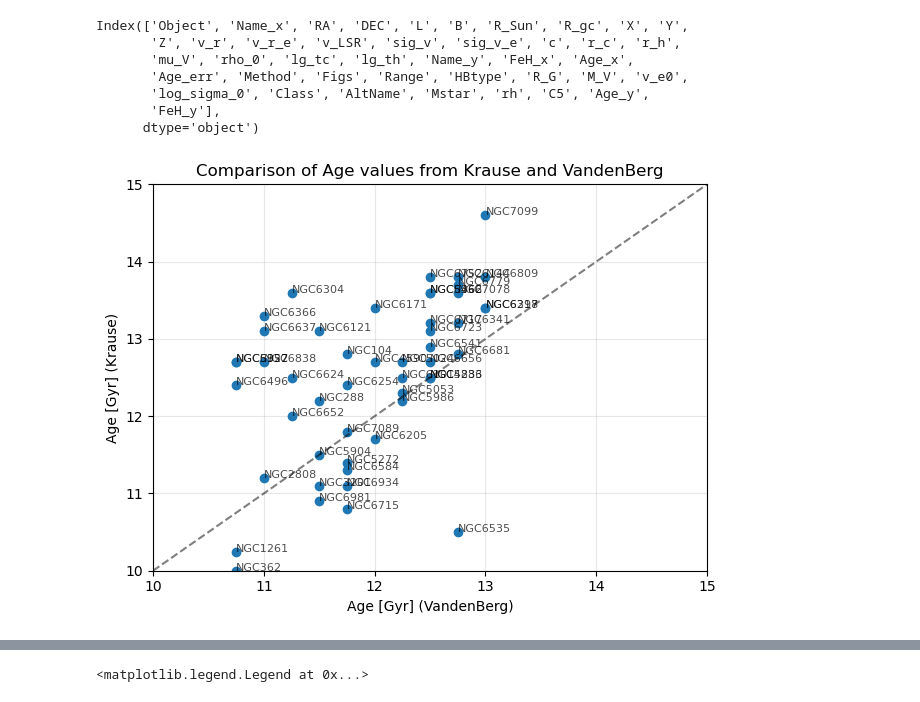
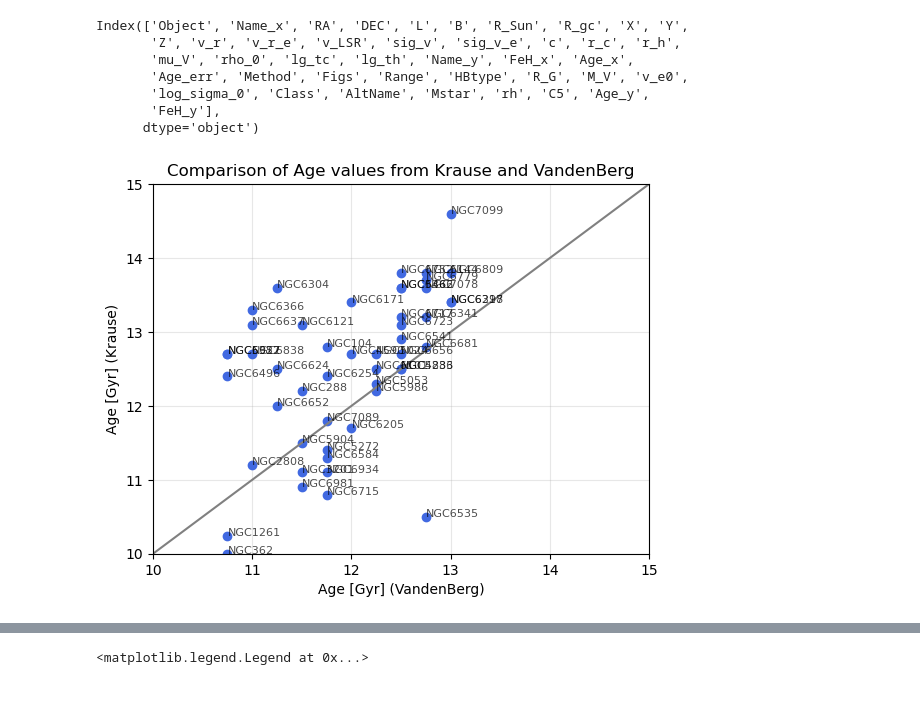
Before and after one commit to sleepdepr1ved/PHYS3116_Team, a Jupyter notebook: 3116.ipynb, the cells around one changed output, grey strips where cells are left out. Drawn from its saved outputs; the diff is of its cells as text; code cells hidden in the pictures.

Commit message:
maps and plots

```diff
--- a/3116.ipynb
+++ b/3116.ipynb
@@ -175,19 +175,18 @@ Index(['Object', 'Name_x', 'RA', 'DEC', 'L', 'B', 'R_Sun', 'R_gc', 'X', 'Y',
       dtype='object')
 # %%
 # plot the age values from krause vs vandenberg
-plt.plot(merged_data['Age_x'], merged_data['Age_y'], 'o')
+plt.plot(merged_data['Age_x'], merged_data['Age_y'], marker='o', c='royalblue', linestyle='none')
 plt.xlabel('Age [Gyr] (VandenBerg)')
 plt.ylabel('Age [Gyr] (Krause)')
 # label points with object names
 for i, txt in enumerate(merged_data['Object']):
     plt.annotate(txt, (merged_data['Age_x'][i], merged_data['Age_y'][i]), fontsize=8, alpha=0.7)
 
-plt.plot([10, 15], [10, 15], 'k--', alpha=0.5) # plot 1:1 line
+plt.plot([10, 15], [10, 15], c='gray', linestyle='-') # 1:1 line
 plt.xlim(10, 15)
 plt.ylim(10, 15)
 plt.grid(alpha=0.3)
 plt.title('Comparison of Age values from Krause and VandenBerg')
-plt.tight_layout()
 plt.show()
 # %% [output]
-[figure, old version]
+[figure, new version]
```
Also changed, not shown: parts of 9 cells of this notebook.
